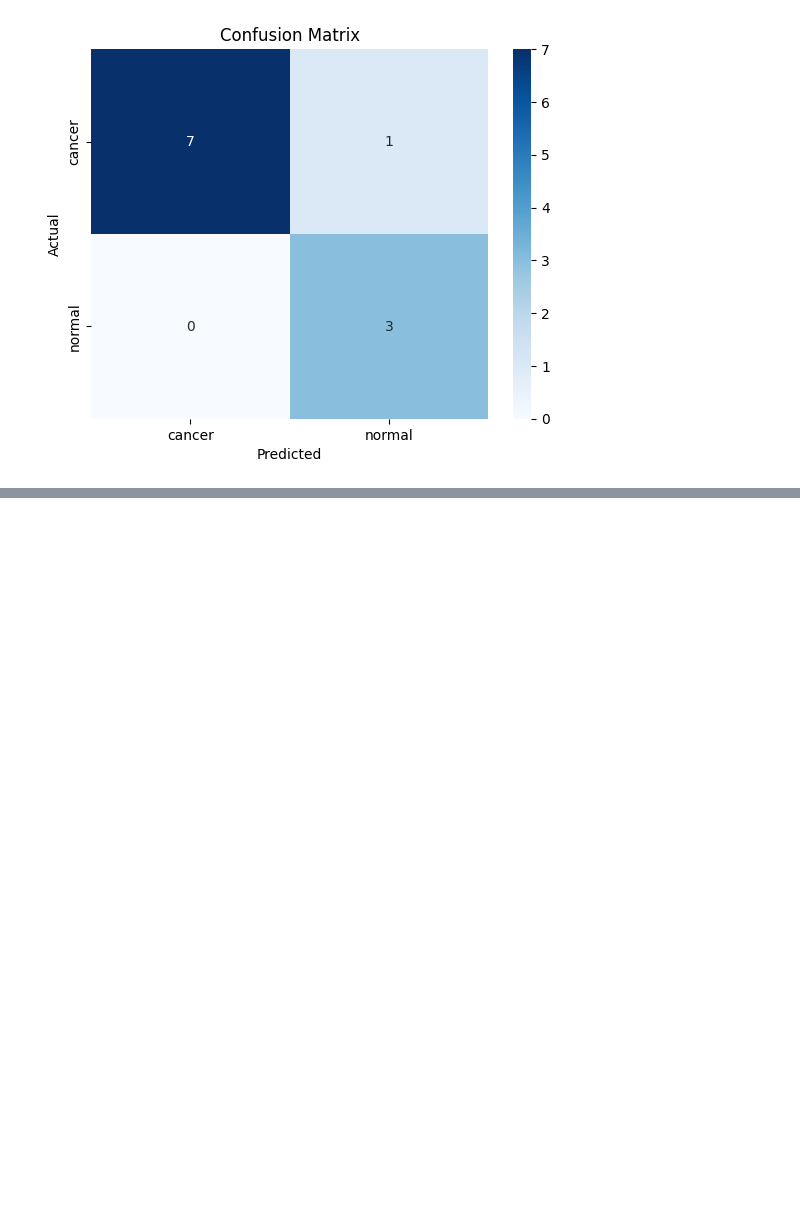
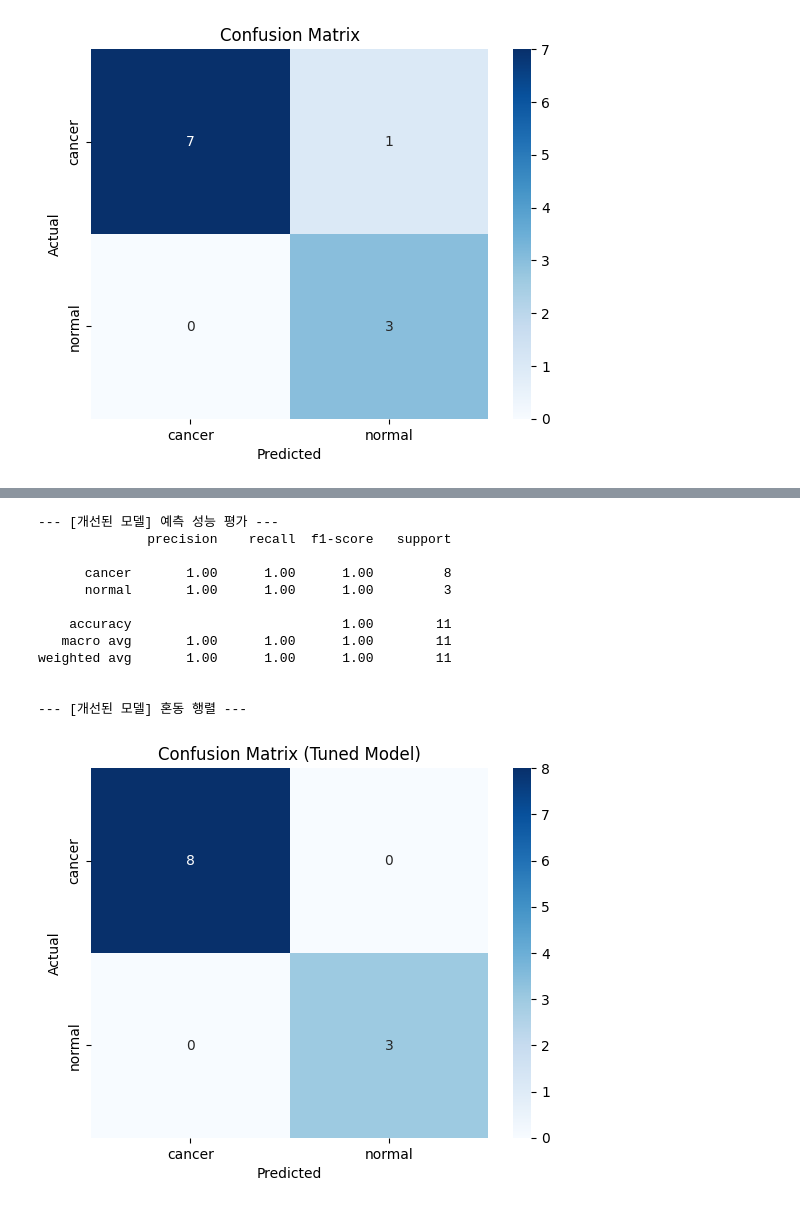
Before and after one commit to AI-chemist97/003_Genomics_Omics_Project, a Jupyter notebook: 003_Genomics_Omics_Project/notebooks/Pancreatic_Tumor_and_Normal_samples.ipynb, the cells around one changed output, grey strips where cells are left out. Cells and saved outputs as stored; diff of their text form; code cells hidden in the pictures; blank space fills up the shorter version.

```diff
--- a/003_Genomics_Omics_Project/notebooks/Pancreatic_Tumor_and_Normal_samples.ipynb
+++ b/003_Genomics_Omics_Project/notebooks/Pancreatic_Tumor_and_Normal_samples.ipynb
@@ -452,0 +458,59 @@ gpt와 gemini같은 생성형 AI를 통해 특정 결과에 대해 penalty(벌
+# %%
+# 2차 시도: 재현율을 높이기 위해 class_weight 옵션을 적용한 모델
+
+# 'cancer' 예측 실패 시 더 큰 벌점을 주는 모델 생성
+# (y_train의 라벨이 'cancer', 'normal'이라고 가정)
+
+model_tuned = RandomForestClassifier(random_state=42, class_weight={'cancer': 10, 'normal': 1})
+
+
+
+# 2. 개선된 모델로 다시 학습
+
+model_tuned.fit(x_train, y_train)
+
+
+
+# 3. 개선된 모델로 다시 예측
+
+predictions_tuned = model_tuned.predict(x_test)
+
+
+
+print("--- [개선된 모델] 예측 성능 평가 ---")
+
+print(classification_report(y_test, predictions_tuned, target_names=['cancer', 'normal']))
+
+
+
+# 4. 개선된 모델의 혼동 행렬 시각화
+
+print("\n--- [개선된 모델] 혼동 행렬 ---")
+
+cm_tuned = confusion_matrix(y_test, predictions_tuned)
+
+sns.heatmap(cm_tuned, annot=True, fmt='d', cmap='Blues',
+
+            xticklabels=['cancer', 'normal'], yticklabels=['cancer', 'normal'])
+
+plt.xlabel('Predicted')
+
+plt.ylabel('Actual')
+
+plt.title('Confusion Matrix (Tuned Model)')
+
+plt.show()
+# %% [output]
+--- [개선된 모델] 예측 성능 평가 ---
+              precision    recall  f1-score   support
+
+      cancer       1.00      1.00      1.00         8
+      normal       1.00      1.00      1.00         3
+
+    accuracy                           1.00        11
+   macro avg       1.00      1.00      1.00        11
+weighted avg       1.00      1.00      1.00        11
+
+
+--- [개선된 모델] 혼동 행렬 ---
+[figure, added]
```
Also changed, not shown: parts of 2 cells of this notebook, 1 other file.
